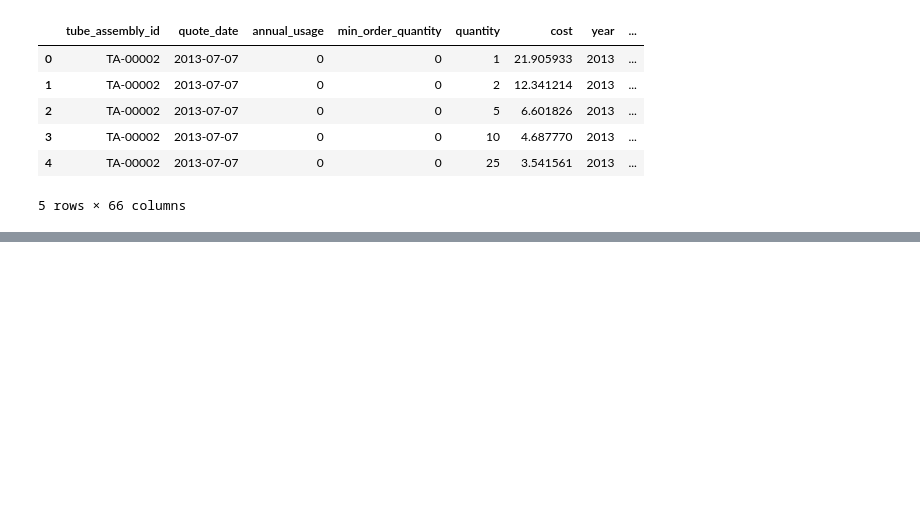
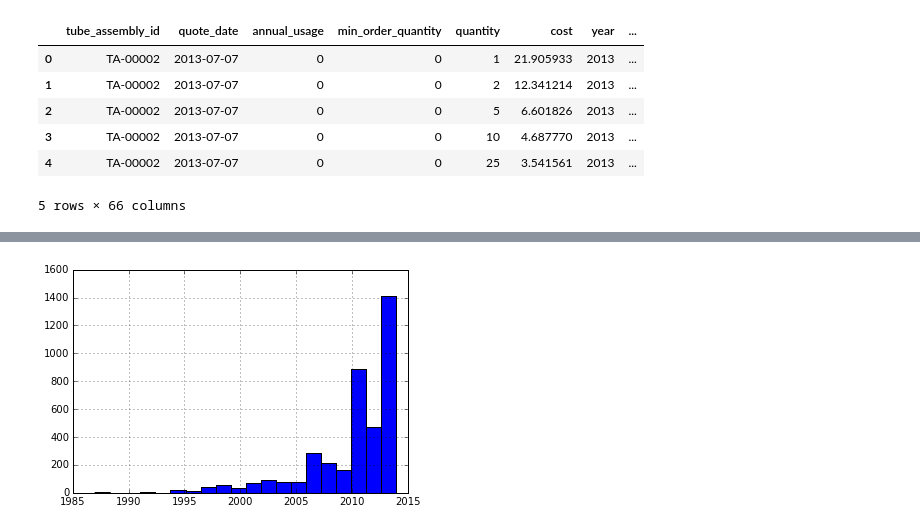
Before and after one commit to timmyshen/Cat_Tube, a Jupyter notebook: train_set.ipynb, the cells around one changed output, grey strips where cells are left out. Saved outputs shown, nothing was run; the diff lists cells and outputs as text; code cells hidden in the pictures; blank space fills up the shorter version.

```diff
--- a/train_set.ipynb
+++ b/train_set.ipynb
@@ -70,3 +82,5 @@ train_set_dummies.to_csv('train_set_adjusted.csv', index=False)
 # train_set_no_date_dummies.drop(['bracket_pricing_No'], axis=1)
 # %%
 # train_set_no_date_dummies_drop_bracket_n.to_csv('train_set_no_date_dummies_drop_bracket_n.csv', index=False)
+# %%
+train_set_no_bracket = train_set[train_set.bracket_pricing == 'No']
@@ -72,0 +96,5 @@ train_set_dummies.to_csv('train_set_adjusted.csv', index=False)
+# %%
+train_set_no_bracket.year.hist(bins=20)
+plt.show()
+# %% [output]
+[figure, added]
```
Also changed, not shown: parts of 14 cells of this notebook, 5 other files.
